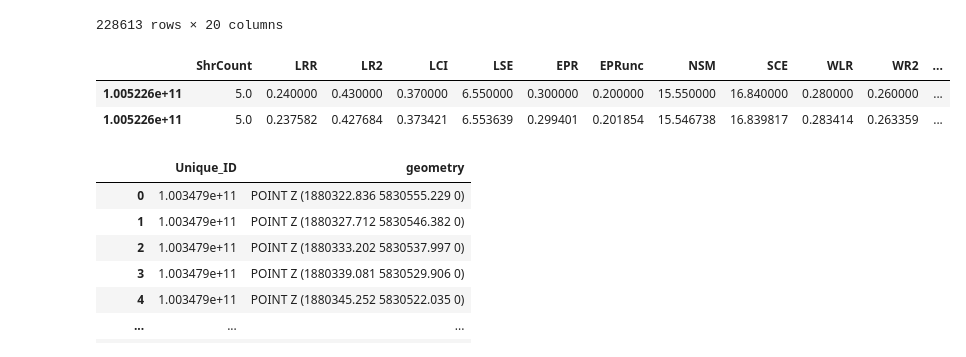
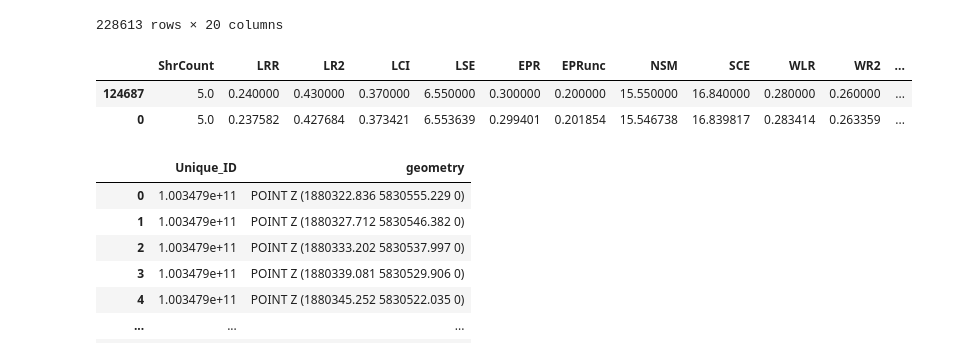
Before and after one commit to UoA-eResearch/retrolens, a Jupyter notebook: DSAS.ipynb, the cells around one changed output. Saved outputs shown, nothing was run; the diff lists cells and outputs as text; code cells hidden in the pictures.

```diff
--- a/DSAS.ipynb
+++ b/DSAS.ipynb
@@ -57,49 +57,48 @@ rates
 | 228611 | 5.0 | 0.03 | 0.34 | 0.06 | 1.26 | 0.00 | 0.07 | 0.18 | 2.73 | 0.04 | 0.22 | ... |
 | 228612 | 5.0 | 0.04 | 0.67 | 0.04 | 0.87 | 0.03 | 0.07 | 1.54 | 3.06 | 0.03 | 0.18 | ... |
 228613 rows × 20 columns
-# %%
-rates.set_index("UniqueID", inplace=True)
 # %%
 def process_row(row):
+    # This function reproduces the statistics described in https://pubs.usgs.gov/of/2021/1091/ofr20211091.pdf
     shorelines["intersect_point"] = shorelines.intersection(row.geometry)
     df = shorelines[~shorelines.intersect_point.is_empty].sort_values("Date")
     df.Date = pd.to_datetime(df.Date)
     df["YearsSinceBase"] = (df.Date - pd.Timestamp(1800, 1, 1)).dt.days / 365.25
     transect_origin = shapely.get_point(transects.geometry[0], 2)
     df["Distance"] = df.intersect_point.distance(transect_origin)
     LR = sm.OLS(df.Distance, sm.add_constant(df.YearsSinceBase)).fit()
     low, high = LR.conf_int(alpha=.1).loc["YearsSinceBase"]
     LCI = (high - low) / 2
     WLR = sm.WLS(df.Distance, sm.add_constant(df.YearsSinceBase), weights=1 / df.Total_UNCY ** 2).fit()
     low, high = WLR.conf_int(alpha=.1).loc["YearsSinceBase"]
     WCI = (high - low) / 2
     duration = (df.Date.max() - df.Date.min()).days / 365.25
     NSM = df.intersect_point.iloc[0].distance(df.intersect_point.iloc[-1])
-    return pd.DataFrame({
+    return pd.Series({
+        "UniqueID": row.Unique_ID,
         "Region": df.Region.value_counts().idxmax(),
         "Start_date": str(df.Date.min().date()),
         "End_date": str(df.Date.max().date()),
         "Duration": round(duration),
         "ShrCount": len(df),
         "NSM": NSM,
         "SCE": df.intersect_point.apply(lambda p: df.intersect_point.distance(p).max()).max(),
         "EPR": NSM / duration,
         "EPRunc": np.sqrt(df.Total_UNCY.iloc[0] ** 2 + df.Total_UNCY.iloc[-1] ** 2) / duration,
         "LRR": LR.params.YearsSinceBase,
         "LCI": LCI,
         "LSE": np.sqrt(LR.mse_resid),
         "LR2": LR.rsquared,
         "WLR": WLR.params.YearsSinceBase,
         "WCI": WCI,
         "WSE": np.sqrt(WLR.mse_resid),
         "WR2": WLR.rsquared,
-    }, index=[row.Unique_ID])
-pd.concat([rates.loc[100522647132.0:100522647132.0], process_row(transects.iloc[0])],axis=0)
-#rates.loc[100522647132.0].drop(columns=["Region", "Start_date", "End_date"]) - process_row(transects.iloc[0]).drop(columns=["Region", "Start_date", "End_date"])
+    })
+pd.concat([rates[rates.UniqueID == 100522647132.0], pd.DataFrame([process_row(transects.iloc[0])])],axis=0)
 # %% [output]
 |  | ShrCount | LRR | LR2 | LCI | LSE | EPR | EPRunc | NSM | SCE | WLR | WR2 | ... |
-| 1.005226e+11 | 5.0 | 0.240000 | 0.430000 | 0.370000 | 6.550000 | 0.300000 | 0.200000 | 15.550000 | 16.840000 | 0.280000 | 0.260000 | ... |
-| 1.005226e+11 | 5.0 | 0.237582 | 0.427684 | 0.373421 | 6.553639 | 0.299401 | 0.201854 | 15.546738 | 16.839817 | 0.283414 | 0.263359 | ... |
+| 124687 | 5.0 | 0.240000 | 0.430000 | 0.370000 | 6.550000 | 0.300000 | 0.200000 | 15.550000 | 16.840000 | 0.280000 | 0.260000 | ... |
+| 0 | 5.0 | 0.237582 | 0.427684 | 0.373421 | 6.553639 | 0.299401 | 0.201854 | 15.546738 | 16.839817 | 0.283414 | 0.263359 | ... |
 # %%
 points = gpd.read_file("Data for testing/Unique_ID_points/NorthIsland_UniqueID.shp")
 points
```
